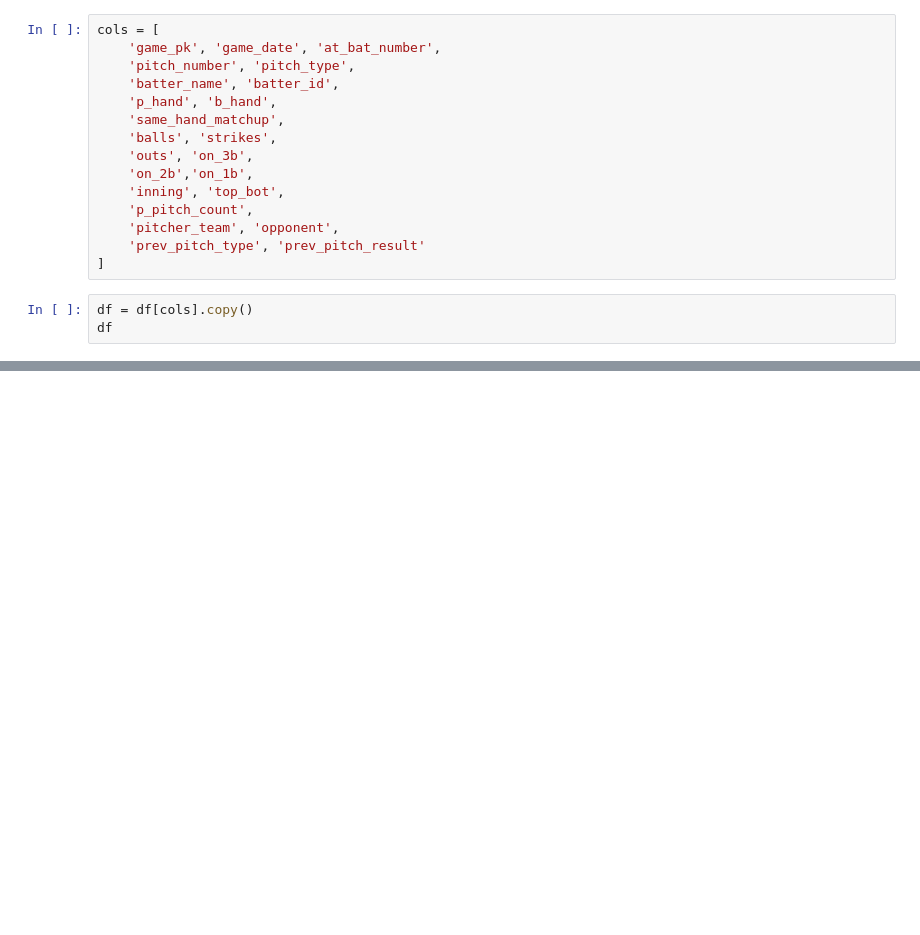
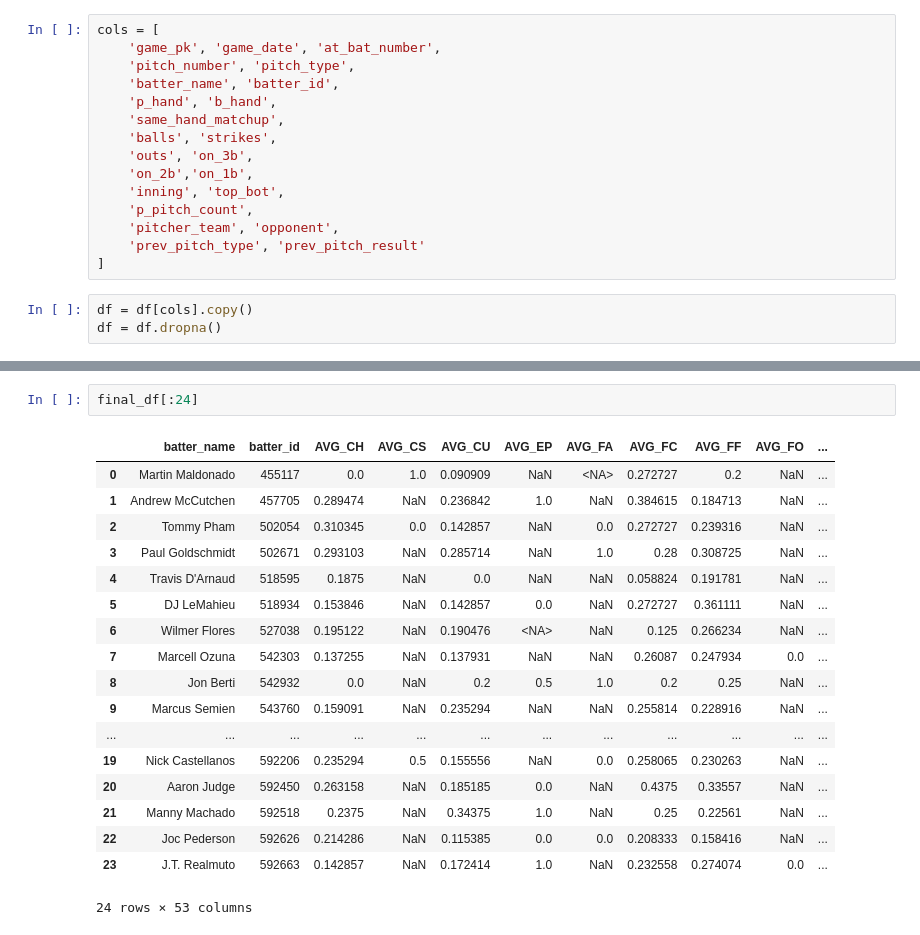
Before and after one commit to rigog27/PIC16B_Baseball, a Jupyter notebook: yama_pitching_data.ipynb, the cells around one changed output, grey strips where cells are left out. Saved outputs shown, nothing was run; the diff lists cells and outputs as text; blank space fills up the shorter version.

Commit message:
remove old duplicate file and create batter combined data frame

```diff
--- a/yama_pitching_data.ipynb
+++ b/yama_pitching_data.ipynb
@@ -82,4 +98,4 @@ cols = [
 ]
 # %%
 df = df[cols].copy()
-df
+df = df.dropna()
@@ -101,0 +216,21 @@ df.to_csv('data/yama_pitching_data', index=False)
+# %%
+final_df[:24]
+# %% [output]
+|  | batter_name | batter_id | AVG_CH | AVG_CS | AVG_CU | AVG_EP | AVG_FA | AVG_FC | AVG_FF | AVG_FO | ... |
+| 0 | Martin Maldonado | 455117 | 0.0 | 1.0 | 0.090909 | NaN | <NA> | 0.272727 | 0.2 | NaN | ... |
+| 1 | Andrew McCutchen | 457705 | 0.289474 | NaN | 0.236842 | 1.0 | NaN | 0.384615 | 0.184713 | NaN | ... |
+| 2 | Tommy Pham | 502054 | 0.310345 | 0.0 | 0.142857 | NaN | 0.0 | 0.272727 | 0.239316 | NaN | ... |
+| 3 | Paul Goldschmidt | 502671 | 0.293103 | NaN | 0.285714 | NaN | 1.0 | 0.28 | 0.308725 | NaN | ... |
+| 4 | Travis D'Arnaud | 518595 | 0.1875 | NaN | 0.0 | NaN | NaN | 0.058824 | 0.191781 | NaN | ... |
+| 5 | DJ LeMahieu | 518934 | 0.153846 | NaN | 0.142857 | 0.0 | NaN | 0.272727 | 0.361111 | NaN | ... |
+| 6 | Wilmer Flores | 527038 | 0.195122 | NaN | 0.190476 | <NA> | NaN | 0.125 | 0.266234 | NaN | ... |
+| 7 | Marcell Ozuna | 542303 | 0.137255 | NaN | 0.137931 | NaN | NaN | 0.26087 | 0.247934 | 0.0 | ... |
+| 8 | Jon Berti | 542932 | 0.0 | NaN | 0.2 | 0.5 | 1.0 | 0.2 | 0.25 | NaN | ... |
+| 9 | Marcus Semien | 543760 | 0.159091 | NaN | 0.235294 | NaN | NaN | 0.255814 | 0.228916 | NaN | ... |
+| ... | ... | ... | ... | ... | ... | ... | ... | ... | ... | ... | ... |
+| 19 | Nick Castellanos | 592206 | 0.235294 | 0.5 | 0.155556 | NaN | 0.0 | 0.258065 | 0.230263 | NaN | ... |
+| 20 | Aaron Judge | 592450 | 0.263158 | NaN | 0.185185 | 0.0 | NaN | 0.4375 | 0.33557 | NaN | ... |
+| 21 | Manny Machado | 592518 | 0.2375 | NaN | 0.34375 | 1.0 | NaN | 0.25 | 0.22561 | NaN | ... |
+| 22 | Joc Pederson | 592626 | 0.214286 | NaN | 0.115385 | 0.0 | 0.0 | 0.208333 | 0.158416 | NaN | ... |
+| 23 | J.T. Realmuto | 592663 | 0.142857 | NaN | 0.172414 | 1.0 | NaN | 0.232558 | 0.274074 | 0.0 | ... |
+24 rows × 53 columns
```
Also changed, not shown: parts of 10 cells of this notebook, 1 other file.
